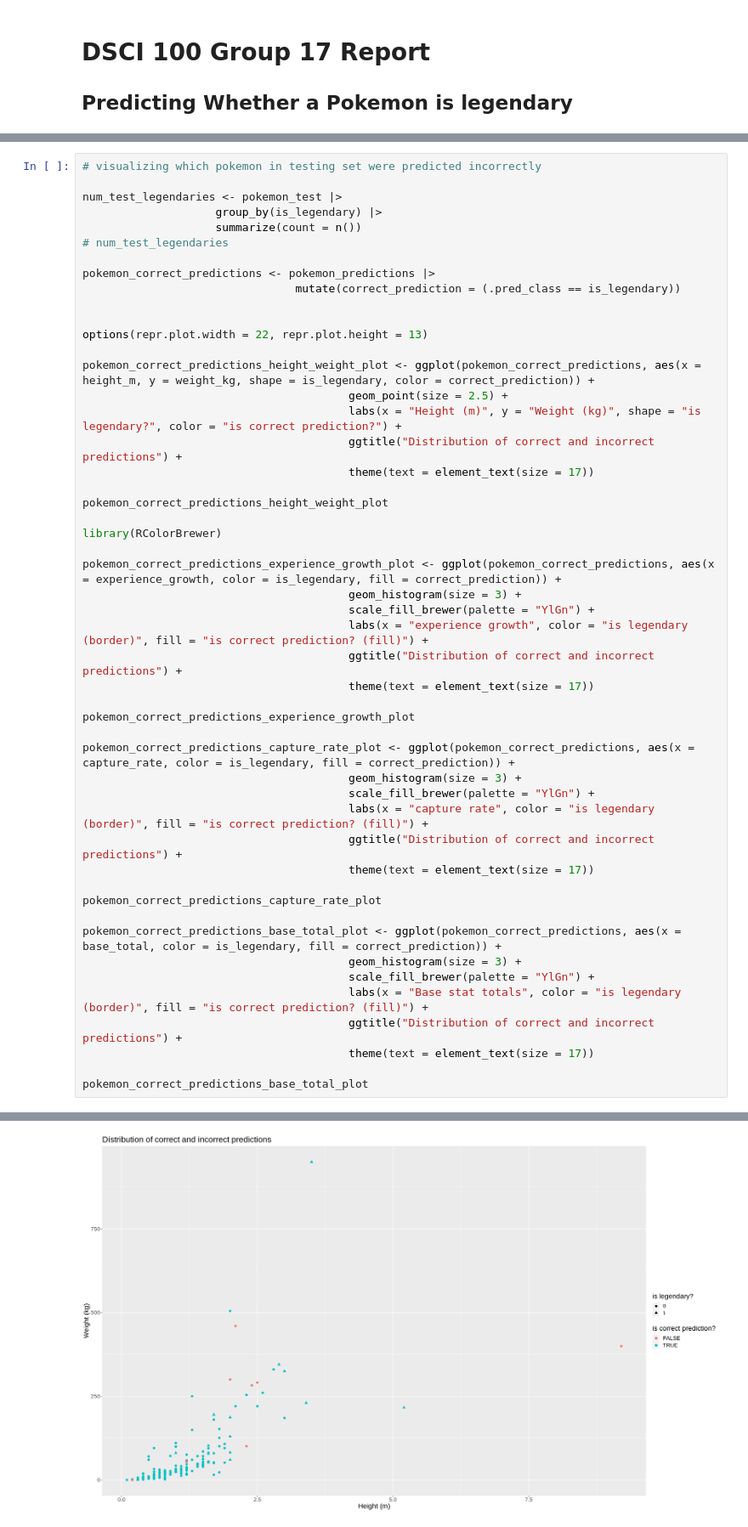
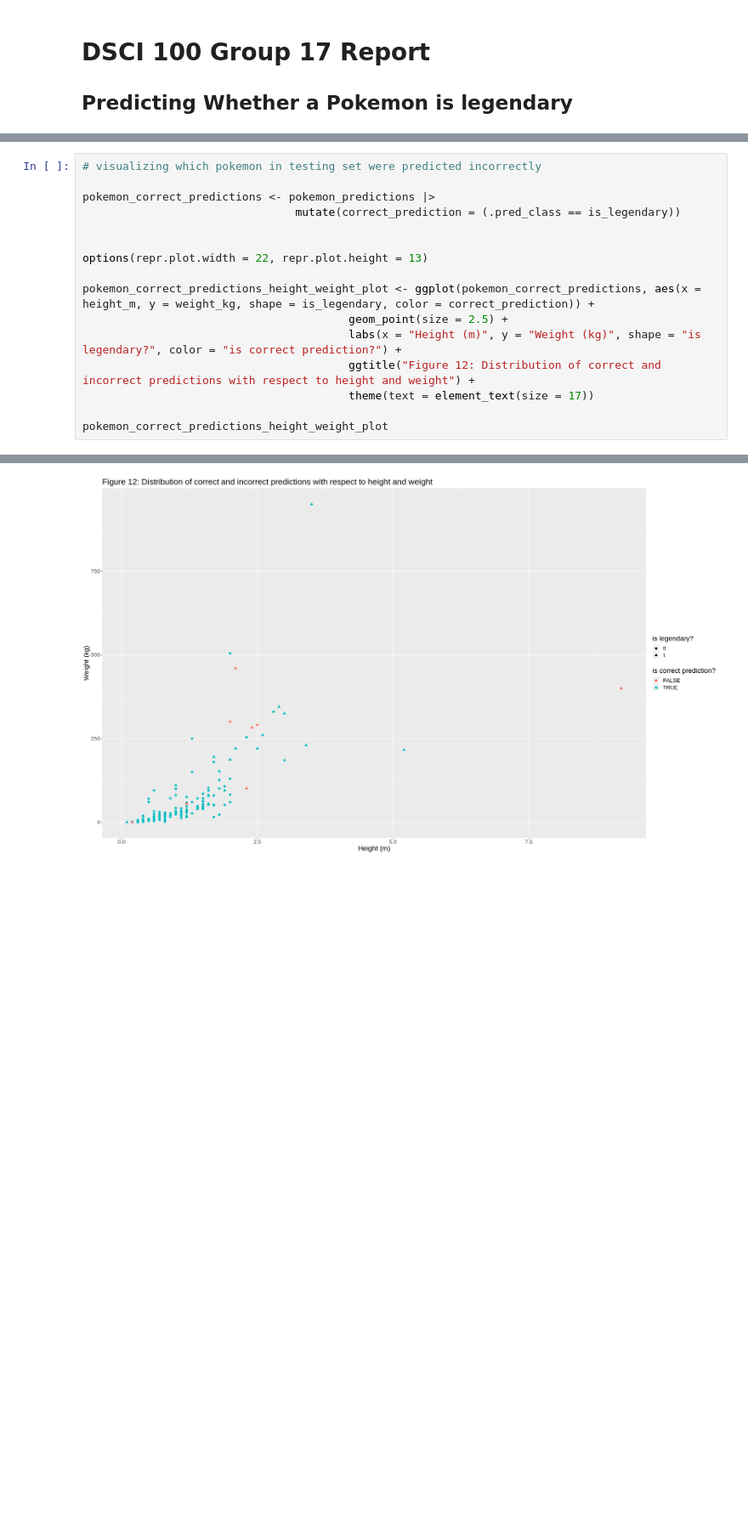
Before and after one commit to JerryMa0716/dsci-100-2023s1-group-17, a Jupyter notebook: report.ipynb, the cells around one changed output, grey strips where cells are left out. Shown at 85% size. Saved outputs shown, nothing was run; the diff lists cells and outputs as text; blank space fills up the shorter version.

```diff
--- a/report.ipynb
+++ b/report.ipynb
@@ -338,10 +332,5 @@ Prediction   0   1
 # %%
 # visualizing which pokemon in testing set were predicted incorrectly
-
-num_test_legendaries <- pokemon_test |>
-                    group_by(is_legendary) |>
-                    summarize(count = n())
-# num_test_legendaries
 
 pokemon_correct_predictions <- pokemon_predictions |>
                                 mutate(correct_prediction = (.pred_class == is_legendary))
@@ -352,37 +341,8 @@ options(repr.plot.width = 22, repr.plot.height = 13)
 pokemon_correct_predictions_height_weight_plot <- ggplot(pokemon_correct_predictions, aes(x = height_m, y = weight_kg, shape = is_legendary, color = correct_prediction)) +
                                         geom_point(size = 2.5) +
                                         labs(x = "Height (m)", y = "Weight (kg)", shape = "is legendary?", color = "is correct prediction?") +
-                                        ggtitle("Distribution of correct and incorrect predictions") +
+                                        ggtitle("Figure 12: Distribution of correct and incorrect predictions with respect to height and weight") +
                                         theme(text = element_text(size = 17))
 
 pokemon_correct_predictions_height_weight_plot
-
-library(RColorBrewer)
-
-pokemon_correct_predictions_experience_growth_plot <- ggplot(pokemon_correct_predictions, aes(x = experience_growth, color = is_legendary, fill = correct_prediction)) +
-                                        geom_histogram(size = 3) +
-                                        scale_fill_brewer(palette = "YlGn") +
-                                        labs(x = "experience growth", color = "is legendary (border)", fill = "is correct prediction? (fill)") +
-                                        ggtitle("Distribution of correct and incorrect predictions") +
-                                        theme(text = element_text(size = 17))
-
-pokemon_correct_predictions_experience_growth_plot
-
-pokemon_correct_predictions_capture_rate_plot <- ggplot(pokemon_correct_predictions, aes(x = capture_rate, color = is_legendary, fill = correct_prediction)) +
-                                        geom_histogram(size = 3) +
-                                        scale_fill_brewer(palette = "YlGn") +
-                                        labs(x = "capture rate", color = "is legendary (border)", fill = "is correct prediction? (fill)") +
-                                        ggtitle("Distribution of correct and incorrect predictions") +
-                                        theme(text = element_text(size = 17))
-
-pokemon_correct_predictions_capture_rate_plot
-
-pokemon_correct_predictions_base_total_plot <- ggplot(pokemon_correct_predictions, aes(x = base_total, color = is_legendary, fill = correct_prediction)) +
-                                        geom_histogram(size = 3) +
-                                        scale_fill_brewer(palette = "YlGn") +
-                                        labs(x = "Base stat totals", color = "is legendary (border)", fill = "is correct prediction? (fill)") +
-                                        ggtitle("Distribution of correct and incorrect predictions") +
-                                        theme(text = element_text(size = 17))
-
-pokemon_correct_predictions_base_total_plot
 # %% [output]
@@ -390 +349 @@ pokemon_correct_predictions_base_total_plot
-[figure, old version]
+[figure, new version]
```
Also changed, not shown: parts of 44 cells of this notebook.
